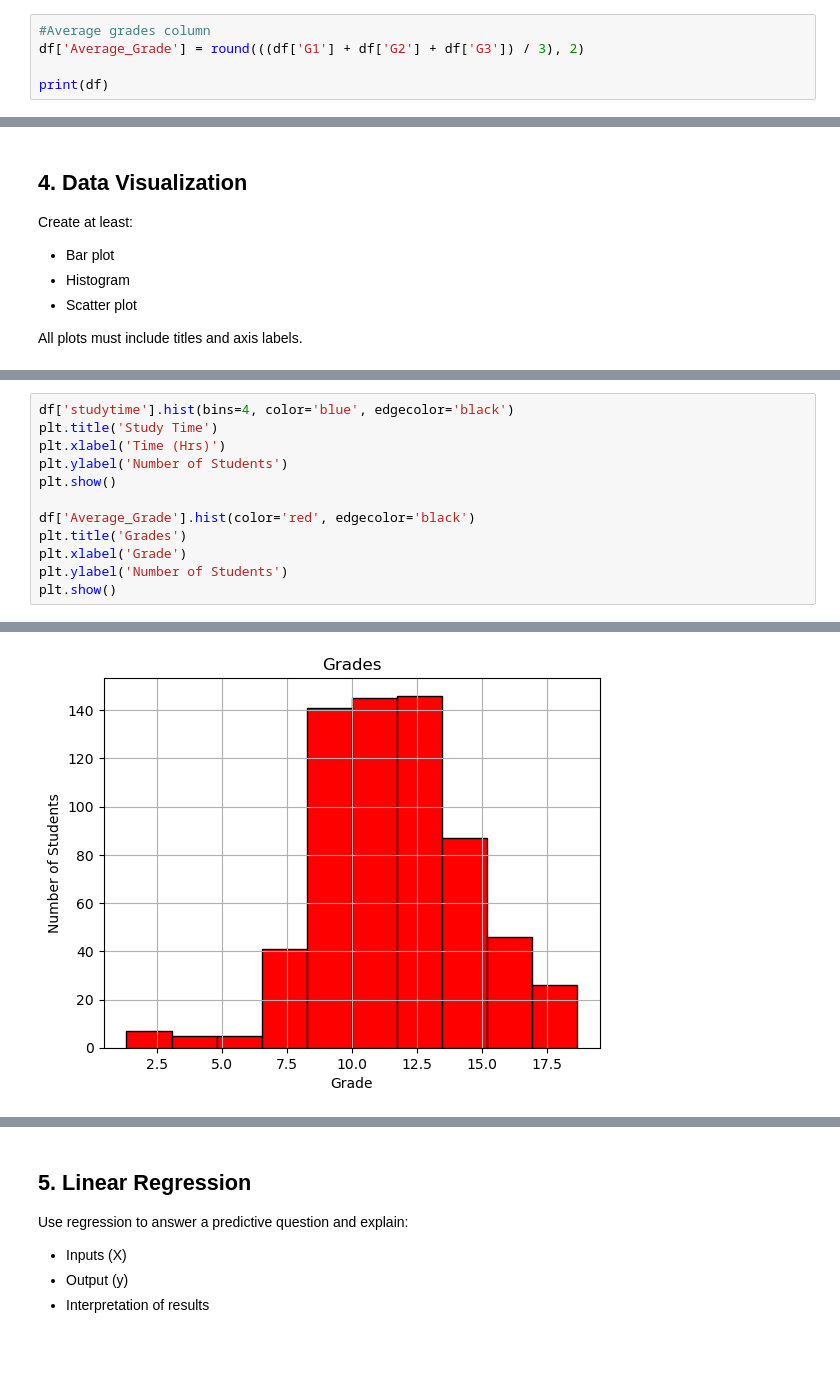
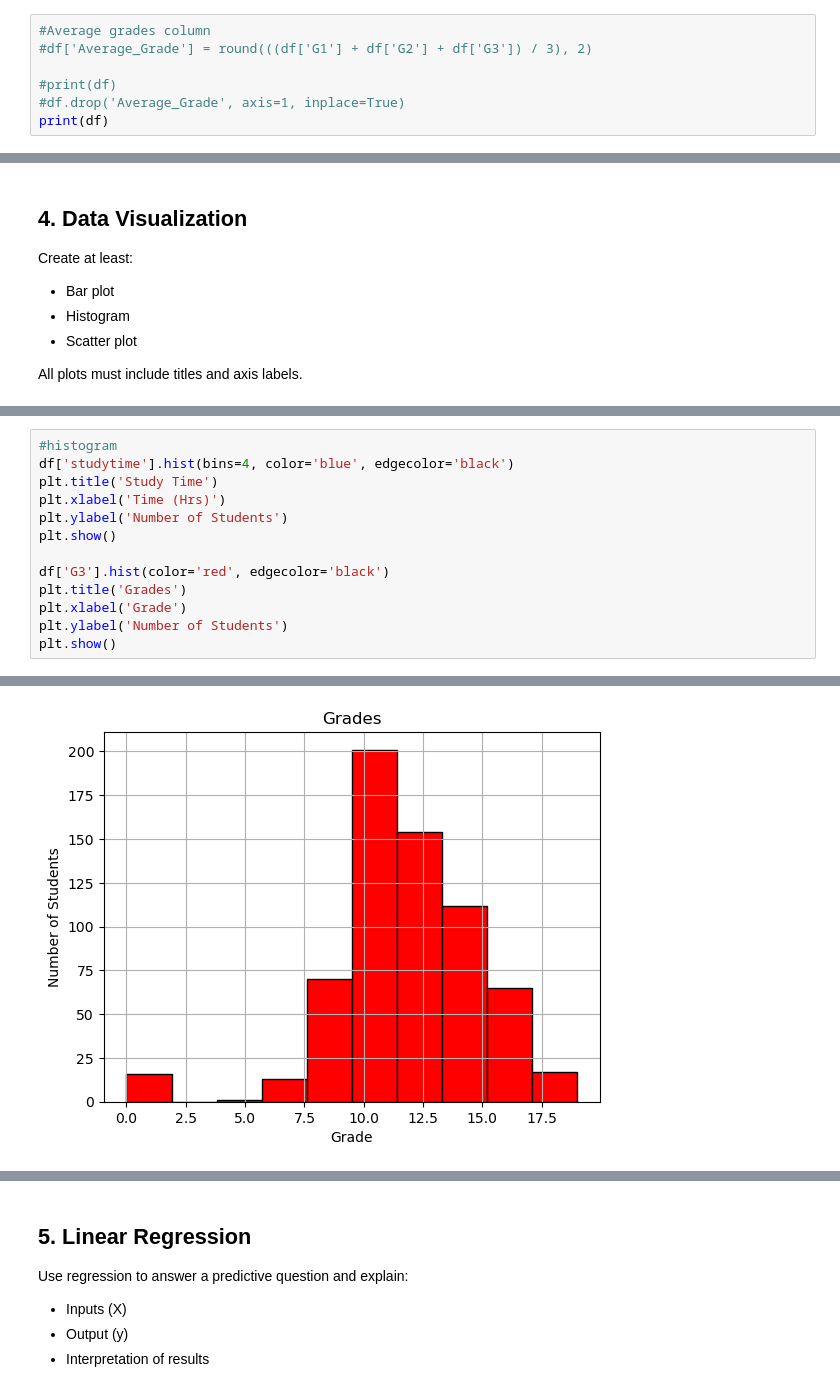
Before and after one commit to VPL1000/CSE-532-Project, a Jupyter notebook: CSE532Project.ipynb, the cells around one changed output, grey strips where cells are left out. Cells and saved outputs as stored; diff of their text form; blank space fills up the shorter version.

```diff
--- a/CSE532Project.ipynb
+++ b/CSE532Project.ipynb
@@ -49,8 +49,10 @@ G3            0
 dtype: int64
 # %%
 #Average grades column
-df['Average_Grade'] = round(((df['G1'] + df['G2'] + df['G3']) / 3), 2)
+#df['Average_Grade'] = round(((df['G1'] + df['G2'] + df['G3']) / 3), 2)
 
+#print(df)
+#df.drop('Average_Grade', axis=1, inplace=True)
 print(df)
 # %% [output]
     school sex  age address famsize Pstatus  Medu  Fedu      Mjob      Fjob  \
@@ -170,16 +171,17 @@ plt.show()
 # %%
+#histogram
 df['studytime'].hist(bins=4, color='blue', edgecolor='black')
 plt.title('Study Time')
 plt.xlabel('Time (Hrs)')
 plt.ylabel('Number of Students')
 plt.show()
 
-df['Average_Grade'].hist(color='red', edgecolor='black')
+df['G3'].hist(color='red', edgecolor='black')
 plt.title('Grades')
 plt.xlabel('Grade')
 plt.ylabel('Number of Students')
 plt.show()
 # %% [output]
 [figure]
-[figure, old version]
+[figure, new version]
 # %%
```
Also changed, not shown: parts of 9 cells of this notebook.
